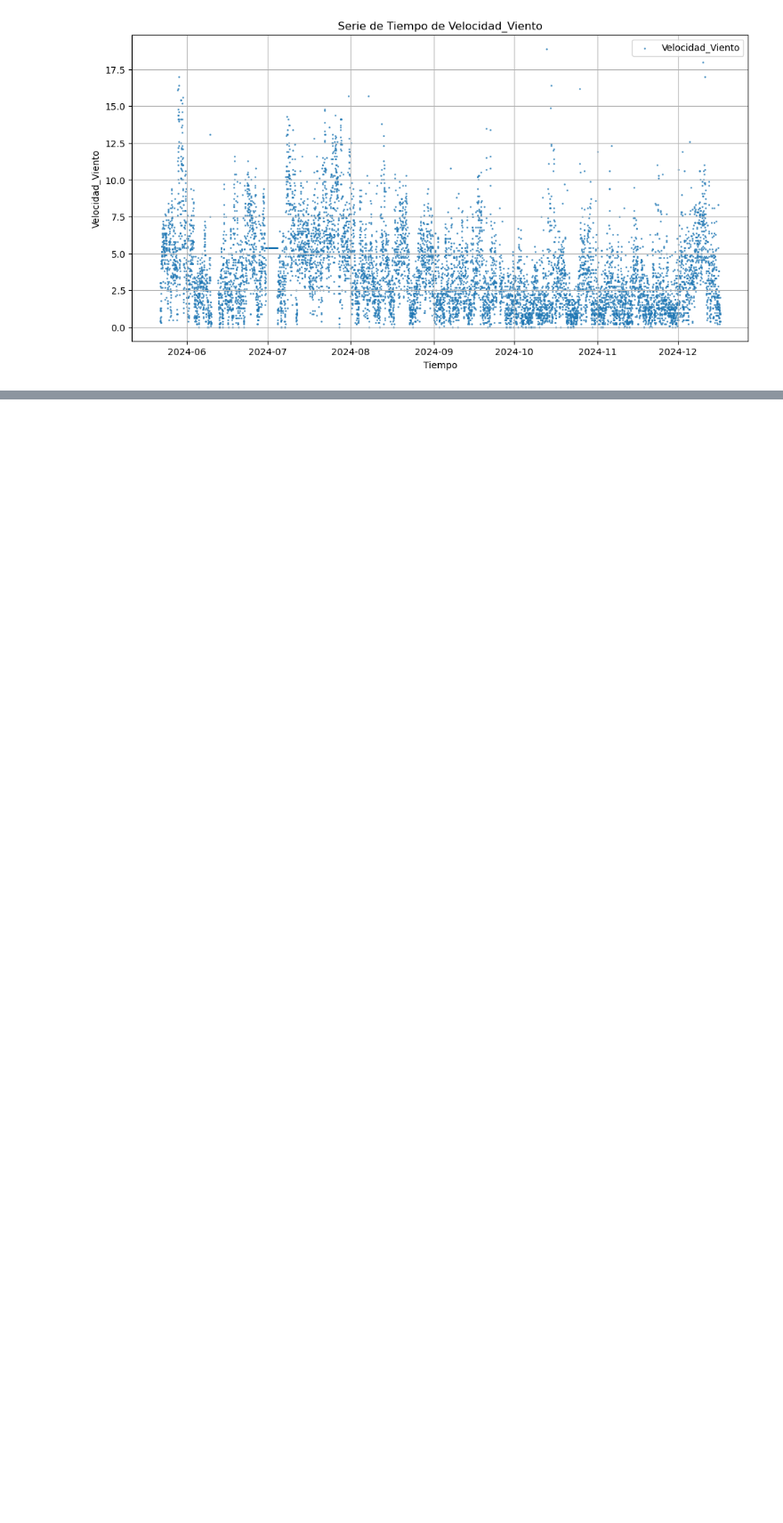
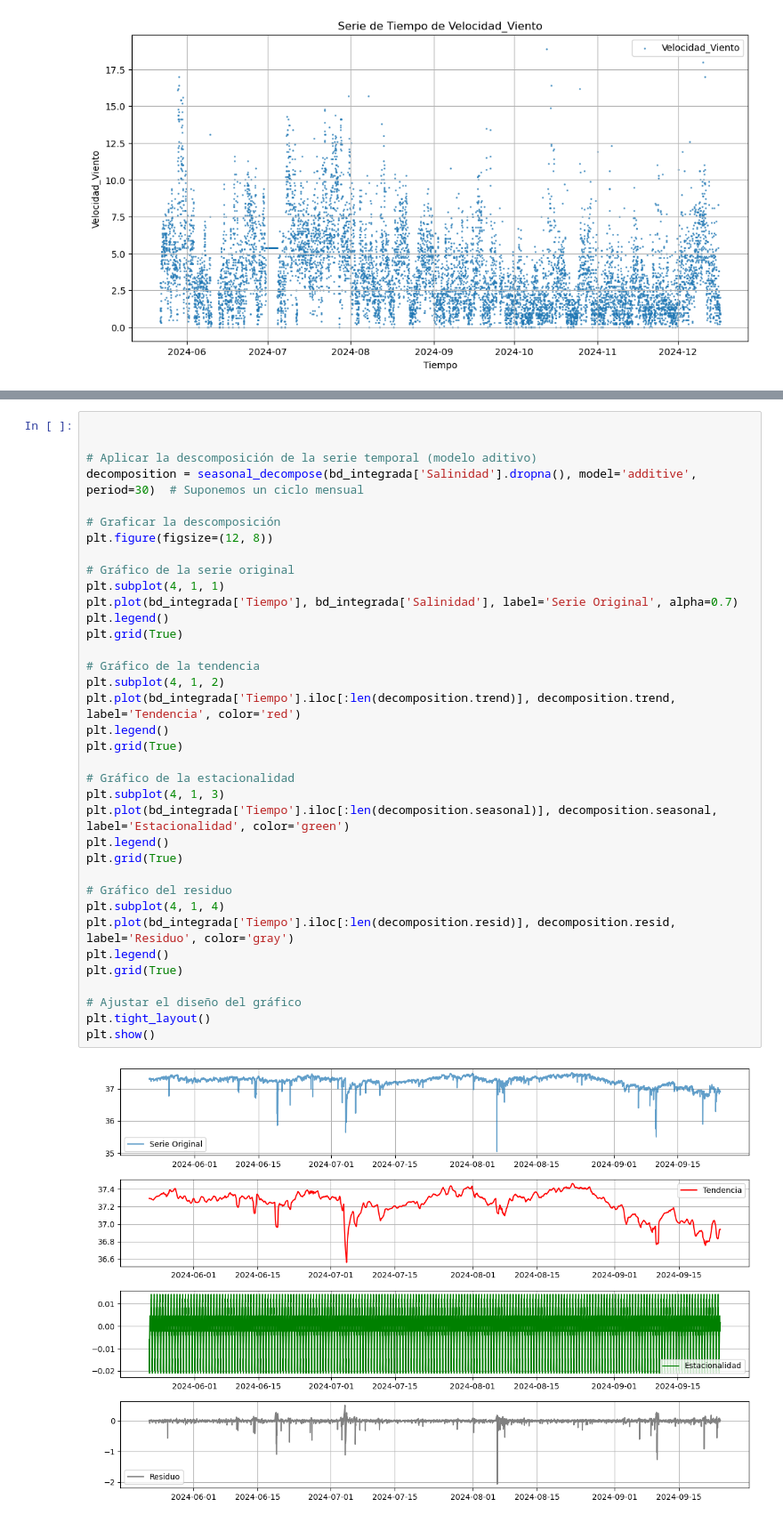
Before and after one commit to Haiber1994/pepa, a Jupyter notebook: Codigo_consultoria.ipynb, the cells around one changed output, grey strips where cells are left out. Shown at 89% size. Drawn from its saved outputs; the diff is of its cells as text; blank space fills up the shorter version.

```diff
--- a/Codigo_consultoria.ipynb
+++ b/Codigo_consultoria.ipynb
@@ -31,0 +88,38 @@ for column in bd_integrada.columns[1:]:  # Omitir la columna de tiempo
+# %%
+
+
+# Aplicar la descomposición de la serie temporal (modelo aditivo)
+decomposition = seasonal_decompose(bd_integrada['Salinidad'].dropna(), model='additive', period=30)  # Suponemos un ciclo mensual
+
+# Graficar la descomposición
+plt.figure(figsize=(12, 8))
+
+# Gráfico de la serie original
+plt.subplot(4, 1, 1)
+plt.plot(bd_integrada['Tiempo'], bd_integrada['Salinidad'], label='Serie Original', alpha=0.7)
+plt.legend()
+plt.grid(True)
+
+# Gráfico de la tendencia
+plt.subplot(4, 1, 2)
+plt.plot(bd_integrada['Tiempo'].iloc[:len(decomposition.trend)], decomposition.trend, label='Tendencia', color='red')
+plt.legend()
+plt.grid(True)
+
+# Gráfico de la estacionalidad
+plt.subplot(4, 1, 3)
+plt.plot(bd_integrada['Tiempo'].iloc[:len(decomposition.seasonal)], decomposition.seasonal, label='Estacionalidad', color='green')
+plt.legend()
+plt.grid(True)
+
+# Gráfico del residuo
+plt.subplot(4, 1, 4)
+plt.plot(bd_integrada['Tiempo'].iloc[:len(decomposition.resid)], decomposition.resid, label='Residuo', color='gray')
+plt.legend()
+plt.grid(True)
+
+# Ajustar el diseño del gráfico
+plt.tight_layout()
+plt.show()
+# %% [output]
+[figure, added]
```
Also changed, not shown: parts of 8 cells of this notebook.
